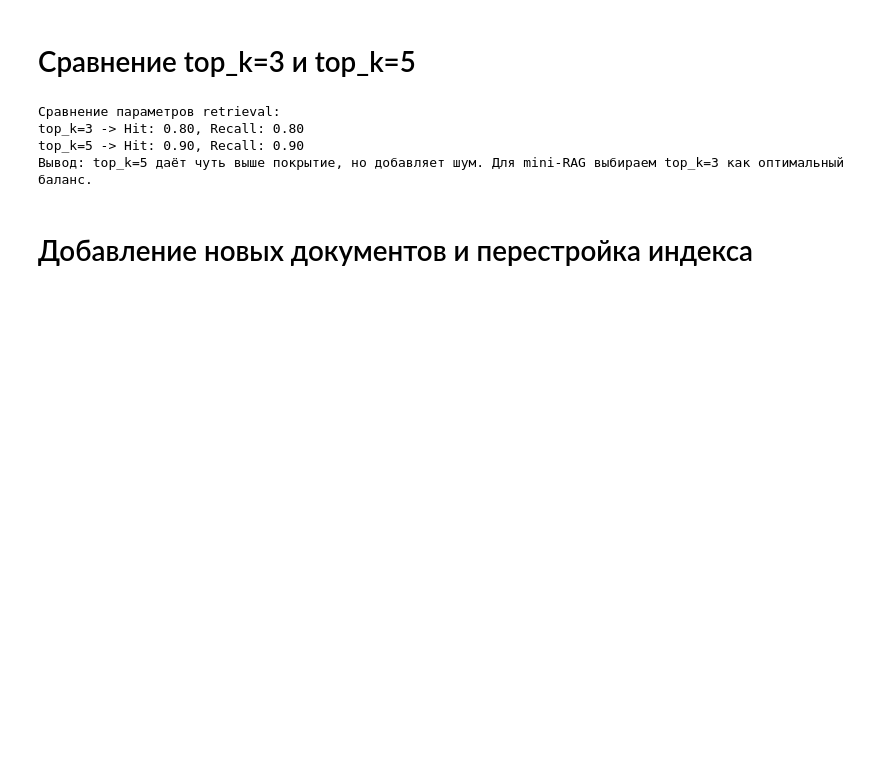
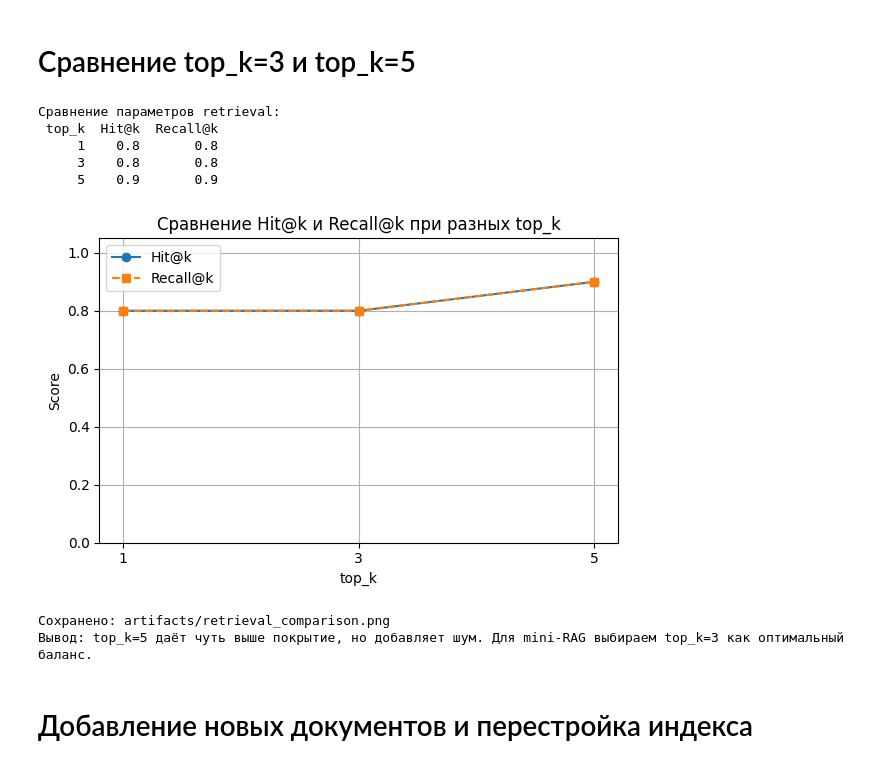
Before and after one commit to young-designer/artificial_intelligence_engineering, a Jupyter notebook: homeworks/HW14/HW14.ipynb, the cells around one changed output. Drawn from its saved outputs; the diff is of its cells as text; code cells hidden in the pictures; blank space fills up the shorter version.

```diff
--- a/homeworks/HW14/HW14.ipynb
+++ b/homeworks/HW14/HW14.ipynb
@@ -98,8 +110,8 @@ for i, c in enumerate(sample_chunks):
 # %%
 EMBED_MODEL_NAME = "sentence-transformers/paraphrase-multilingual-MiniLM-L12-v2"
 print(f"Загрузка модели эмбеддингов: {EMBED_MODEL_NAME}...")
-embed_model = SentenceTransformer(EMBED_MODEL_NAME)
-print("Модель загружена.")
+embed_model = SentenceTransformer(EMBED_MODEL_NAME, device=device)
+print(f"Модель загружена на устройстве: {device}")
 
 chunk_texts = [c["text"] for c in all_chunks]
 print("Векторизация чанков")
@@ -184,14 +197,18 @@ def evaluate_retrieval(queries: List[Dict], index: faiss.Index, chunks_list: Lis
     for q in queries:
         results = search_faiss(q["query"], index, chunks_list, top_k)
         retrieved_titles = [r["chunk"]["source_title"] for r in results]
-        hit = 1 if q["expected"] in retrieved_titles else 0
-        recall = hit
+        expected_sources = q["expected"] if isinstance(q["expected"], list) else [q["expected"]]
+        relevant_retrieved = [title for title in retrieved_titles if title in expected_sources]
+        hit = 1 if relevant_retrieved else 0
+        recall = len(set(relevant_retrieved)) / len(set(expected_sources))
+        rank_of_first_relevant = next((idx + 1 for idx, title in enumerate(retrieved_titles) if title in expected_sources), None)
         records.append({
             "query": q["query"],
-            "expected_source": q["expected"],
+            "expected_source": ", ".join(expected_sources),
             "retrieved_sources": ", ".join(retrieved_titles),
             "hit_at_k": hit,
-            "recall_at_k": recall
+            "recall_at_k": recall,
+            "rank_of_first_relevant": rank_of_first_relevant
         })
     return pd.DataFrame(records)
 
@@ -231,17 +249,42 @@ print("Сохранено: artifacts/retrieval_eval.csv")
 # Сравнение top_k=3 и top_k=5
 # %%
 print("Сравнение параметров retrieval:")
+eval_k1 = evaluate_retrieval(control_queries, faiss_index, all_chunks, top_k=1)
 eval_k3 = evaluate_retrieval(control_queries, faiss_index, all_chunks, top_k=3)
 eval_k5 = evaluate_retrieval(control_queries, faiss_index, all_chunks, top_k=5)
 
-print(f"top_k=3 -> Hit: {eval_k3['hit_at_k'].mean():.2f}, Recall: {eval_k3['recall_at_k'].mean():.2f}")
-print(f"top_k=5 -> Hit: {eval_k5['hit_at_k'].mean():.2f}, Recall: {eval_k5['recall_at_k'].mean():.2f}")
+comparison = pd.DataFrame({
+    "top_k": [1, 3, 5],
+    "Hit@k":   [eval_k1['hit_at_k'].mean(), eval_k3['hit_at_k'].mean(), eval_k5['hit_at_k'].mean()],
+    "Recall@k": [eval_k1['recall_at_k'].mean(), eval_k3['recall_at_k'].mean(), eval_k5['recall_at_k'].mean()],
+})
+print(comparison.to_string(index=False))
+
+# Визуализация сравнения
+fig, ax = plt.subplots(figsize=(6, 4))
+x = comparison['top_k'].astype(str)
+ax.plot(x, comparison['Hit@k'],    marker='o', label='Hit@k')
+ax.plot(x, comparison['Recall@k'], marker='s', label='Recall@k', linestyle='--')
+ax.set_xlabel('top_k')
+ax.set_ylabel('Score')
+ax.set_title('Сравнение Hit@k и Recall@k при разных top_k')
+ax.set_ylim(0, 1.05)
+ax.legend()
+ax.grid(True)
+plt.tight_layout()
+plt.savefig(os.path.join(ARTIFACTS_DIR, 'retrieval_comparison.png'), dpi=100)
+plt.show()
+print('Сохранено: artifacts/retrieval_comparison.png')
 print("Вывод: top_k=5 даёт чуть выше покрытие, но добавляет шум. Для mini-RAG выбираем top_k=3 как оптимальный баланс.")
 # %% [output]
 Сравнение параметров retrieval:
-top_k=3 -> Hit: 0.80, Recall: 0.80
-top_k=5 -> Hit: 0.90, Recall: 0.90
-Вывод: top_k=5 даёт чуть выше покрытие, но добавляет шум. Для mini-RAG выбираем top_k=3 как оптимальный баланс.
+ top_k  Hit@k  Recall@k
+     1    0.8       0.8
+     3    0.8       0.8
+     5    0.9       0.9
+[figure, added]
+Сохранено: artifacts/retrieval_comparison.png
+Вывод: top_k=5 даёт чуть выше покрытие, но добавляет шум. Для mini-RAG выбираем top_k=3 как оптимальный баланс.
 # %% [markdown]
 # Добавление новых документов и перестройка индекса
 # %%
```
Also changed, not shown: parts of 8 cells of this notebook, 6 other files.
